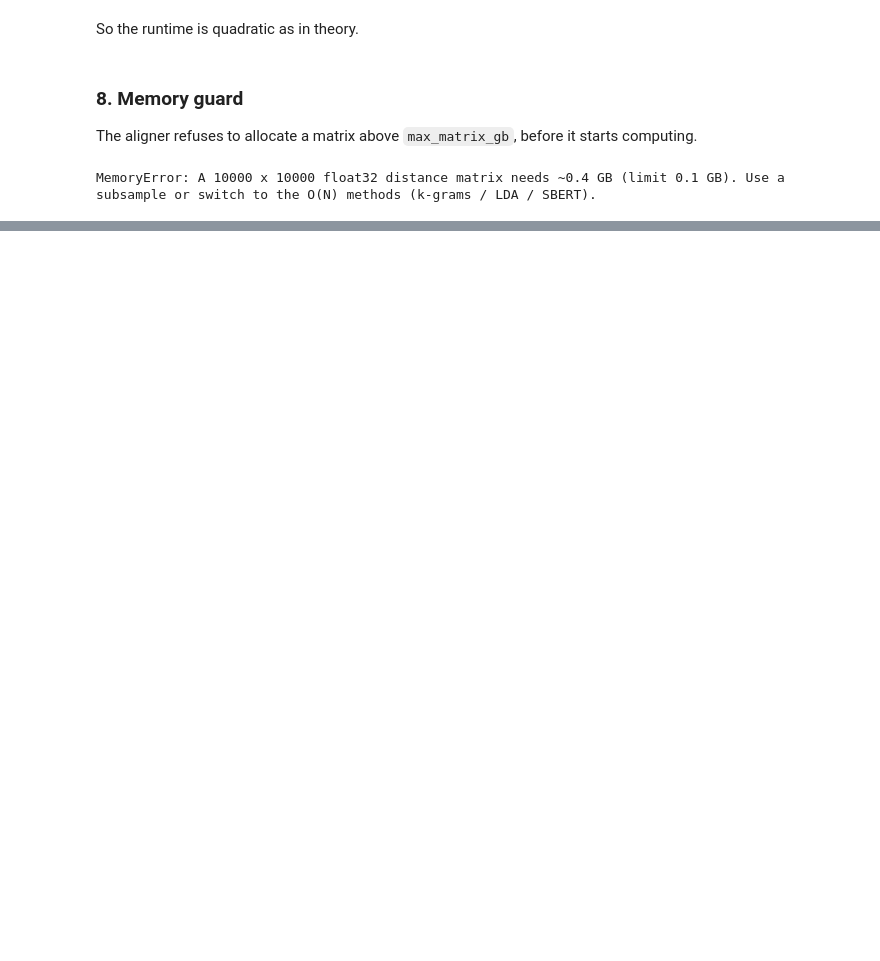
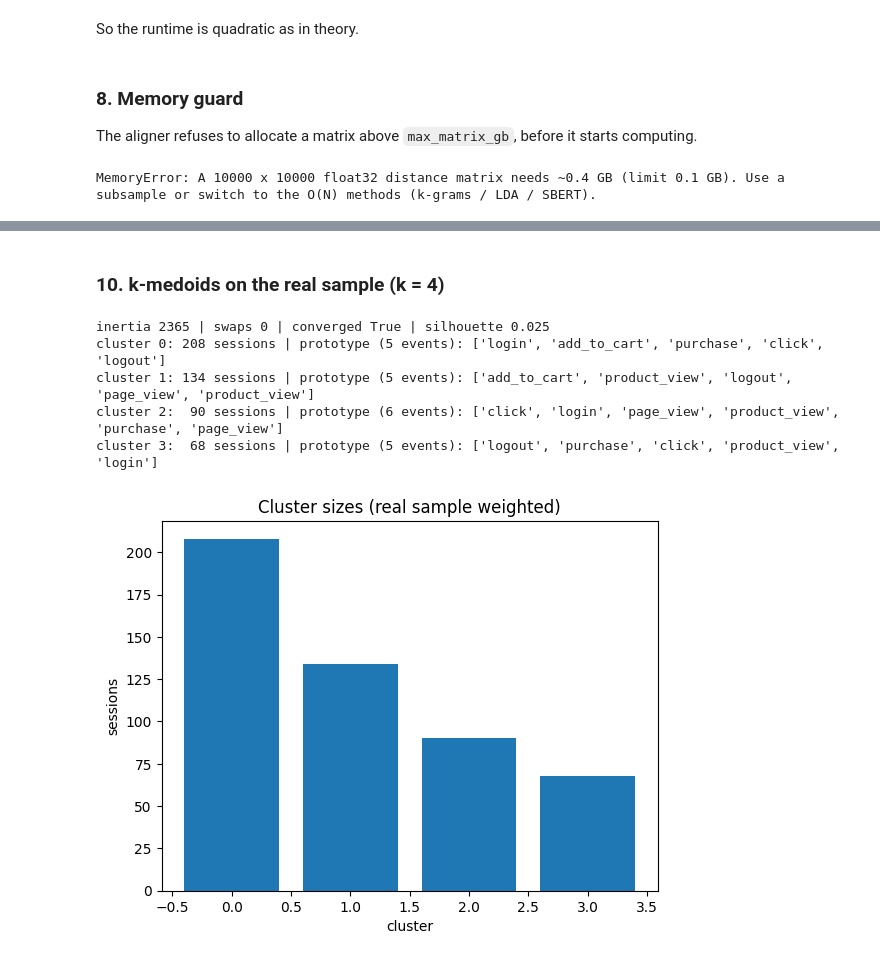
Before and after one commit to javixfdez/User_Journey_Analysis_Library, a Jupyter notebook: notebooks/v0_jupyter_aligner_test.ipynb, the cells around one changed output, grey strips where cells are left out. Drawn from its saved outputs; the diff is of its cells as text; code cells hidden in the pictures; blank space fills up the shorter version.

Commit message:
k-medoids implementation + testing + tests

```diff
--- a/notebooks/v0_jupyter_aligner_test.ipynb
+++ b/notebooks/v0_jupyter_aligner_test.ipynb
@@ -282,0 +316,32 @@ MemoryError: A 10000 x 10000 float32 distance matrix needs ~0.4 GB (limit 0.1 GB
+# %%
+templates = {
+    "buyer":   ["login", "product_view", "add_to_cart", "purchase", "logout"],
+    "browser": ["login", "page_view", "click", "click", "page_view", "logout"],
+    "bouncer": ["login", "product_view", "product_view", "product_view", "logout"],
+}
+all_events = sorted({e for t in templates.values() for e in t})
+rng_c = np.random.default_rng(0)
+
+def noisy(template, p=0.15):
+    out = []
+    for e in template:
+        r = rng_c.random()
+        if r < p / 3:   continue                                  # delete the event
+        if r < 2*p / 3: out.append(str(rng_c.choice(all_events))); continue   # substitute it
+        if r < p:       out.append(str(rng_c.choice(all_events)))              # insert one before it
+        out.append(e)
+    return out
+
+planted, truth = [], []
+for name, t in templates.items():
+    for _ in range(150):
+        planted.append(noisy(t)); truth.append(name)
+
+al_planted = BaselineAligner()
+al_planted.fit_distance_matrix(planted)
+res_p = al_planted.extract_prototypes(k=3)
+
+print(pd.crosstab(pd.Series(truth, name="true type"), pd.Series(res_p["labels"], name="found cluster")))
+for c, (size, proto) in enumerate(zip(res_p["sizes"], res_p["prototypes"])):
+    print(f"cluster {c} ({size} sessions) prototype: {proto}")
+print("silhouette:", round(al_planted.silhouette_score(), 3), "| swaps:", res_p["n_iter"], "| converged:", res_p["converged"])
@@ -282,0 +358,19 @@ MemoryError: A 10000 x 10000 float32 distance matrix needs ~0.4 GB (limit 0.1 GB
+# %% [markdown]
+### 10. k-medoids on the real sample (k = 4)
+# %%
+res = aligner.extract_prototypes(k=4)
+
+print(f"inertia {res['inertia']:.0f} | swaps {res['n_iter']} | converged {res['converged']} "
+      f"| silhouette {aligner.silhouette_score():.3f}")
+for c, (size, proto) in enumerate(zip(res["sizes"], res["prototypes"])):
+    print(f"cluster {c}: {size:>3} sessions | prototype ({len(proto)} events): {proto}")
+
+plt.bar(range(4), res["sizes"]); plt.xlabel("cluster"); plt.ylabel("sessions")
+plt.title("Cluster sizes (real sample weighted)"); plt.show()
+# %% [output]
+inertia 2365 | swaps 0 | converged True | silhouette 0.025
+cluster 0: 208 sessions | prototype (5 events): ['login', 'add_to_cart', 'purchase', 'click', 'logout']
+cluster 1: 134 sessions | prototype (5 events): ['add_to_cart', 'product_view', 'logout', 'page_view', 'product_view']
+cluster 2:  90 sessions | prototype (6 events): ['click', 'login', 'page_view', 'product_view', 'purchase', 'page_view']
+cluster 3:  68 sessions | prototype (5 events): ['logout', 'purchase', 'click', 'product_view', 'login']
+[figure, added]
```
Also changed, not shown: parts of 25 cells of this notebook, 8 other files.
